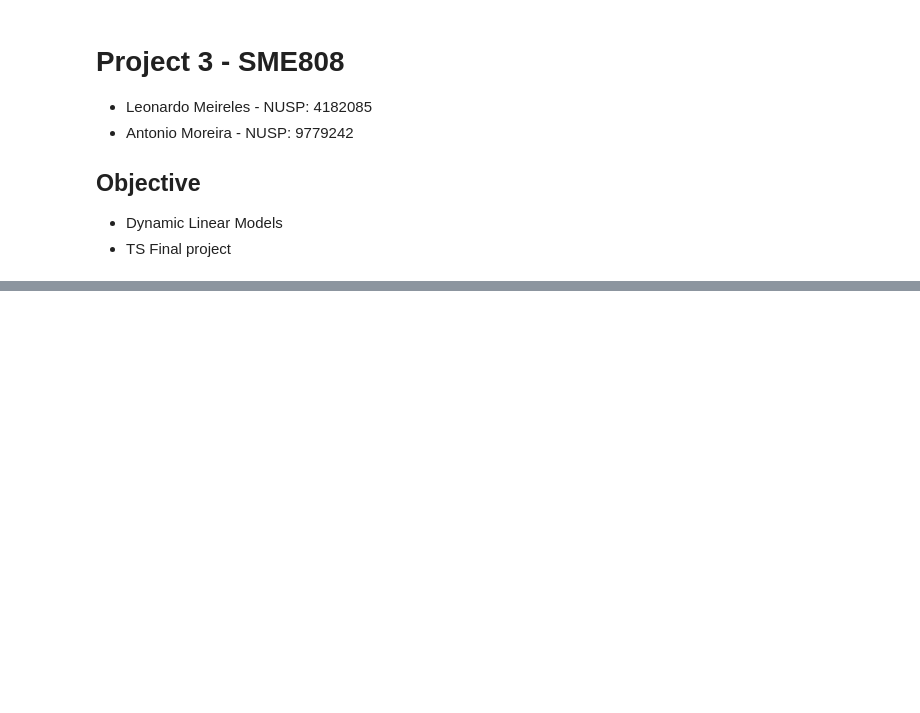
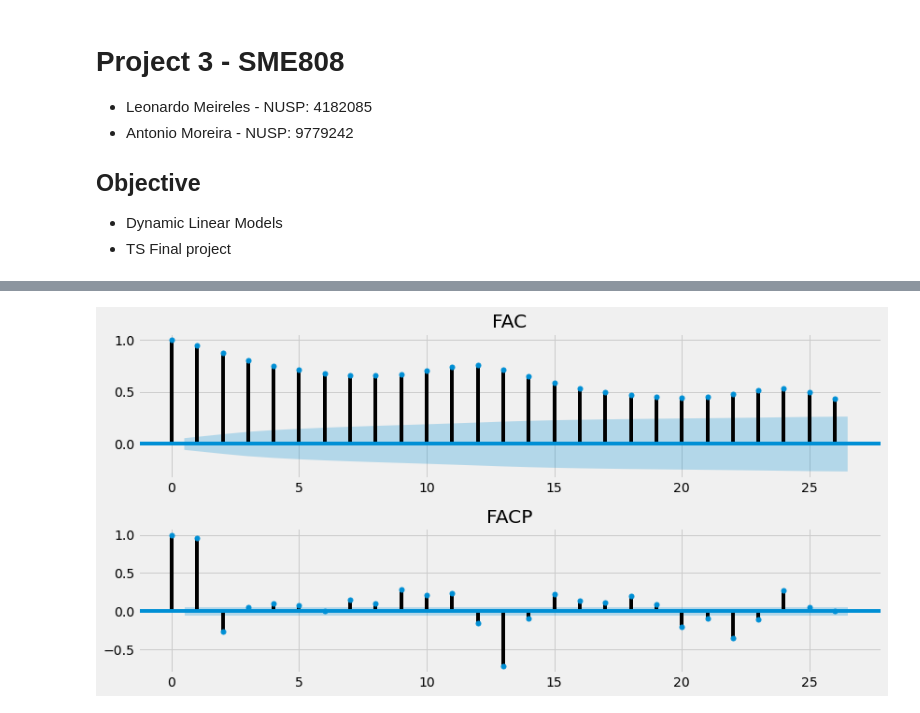
Before and after one commit to leonardo-meireles/Series-Temporais-e-Aprendizado-Dinamico-SME0808, a Jupyter notebook: notebooks/P3.ipynb, the cells around one changed output, grey strips where cells are left out. Drawn from its saved outputs; the diff is of its cells as text; code cells hidden in the pictures; blank space fills up the shorter version.

```diff
--- a/notebooks/P3.ipynb
+++ b/notebooks/P3.ipynb
@@ -98,2 +8,0 @@ df_clean.groupby([pd.Grouper(key='data', freq='3M'), 'bedrooms']).median()['pric
-# %%
-df = pd.get_dummies(df, columns=['bedrooms'], prefix='n_quarto')
@@ -177,0 +46,24 @@ drm.plotPredictN(date=100, N=49)
+# %%
+def tsplot(df, target, lags=None, figsize=(12, 6), style='fivethirtyeight', title=''):
+    y = df[target].values
+
+    if not isinstance(y, pd.Series):
+        y = pd.Series(y)
+
+    with plt.style.context(style):
+        fig = plt.figure(figsize=figsize)
+        layout = (2, 1)
+        # Defining the subplot axes
+        #ts_ax = plt.subplot2grid(layout, (0, 0), colspan=2)
+        acf_ax = plt.subplot2grid(layout, (0, 0))
+        pacf_ax = plt.subplot2grid(layout, (1, 0))
+
+        #df.plot(y=target, ax=ts_ax, legend=False)
+        #ts_ax.set_title(title)
+        # Auto correlation plot(MA)
+        smt.graphics.plot_acf(y, lags=lags, ax=acf_ax, alpha=0.5, title='FAC')
+        # Parcial ACF(AR)
+        smt.graphics.plot_pacf(y, lags=lags, ax=pacf_ax, alpha=0.5, title='FACP')
+
+        plt.tight_layout()
+        plt.plot()
@@ -177,0 +81,11 @@ drm.plotPredictN(date=100, N=49)
+# %%
+df = pd.read_csv('../data/AirPassengers.csv')
+df['Month'] = pd.to_datetime(df.Month)
+# %%
+df = df.rename(columns={'Month': 'Mês', '#Passengers': '#Passageiros'})
+# %%
+df_o = df.set_index('Mês').copy()
+tsplot(df_o, '#Passageiros', title=r'$\alpha > \beta$ Tráfego mensal de passageiros em voos internacionais', figsize=(12, 6), lags=26)
+plt.savefig('../images/fac_facp.png', dpi=300)
+# %% [output]
+[figure, added]
```
Also changed, not shown: parts of 39 cells of this notebook, 2 other files.
